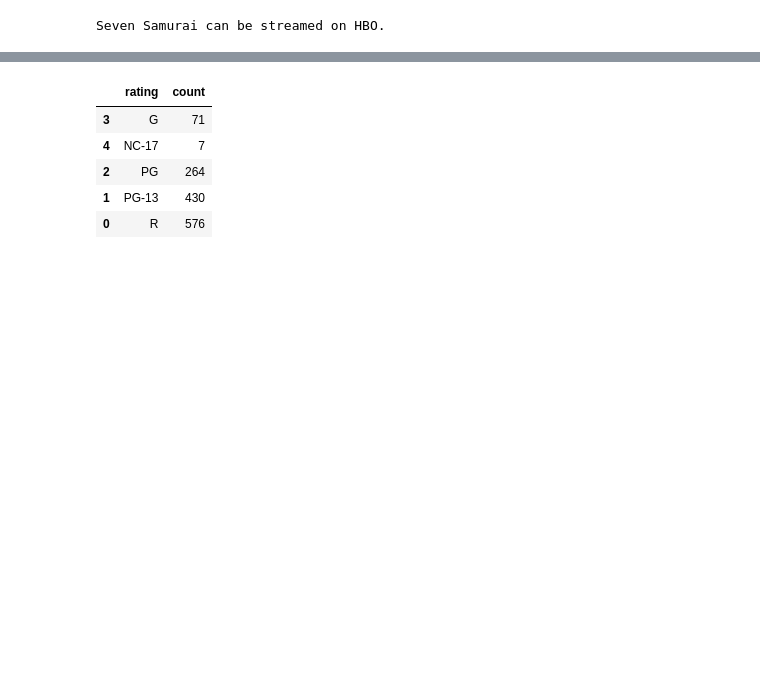
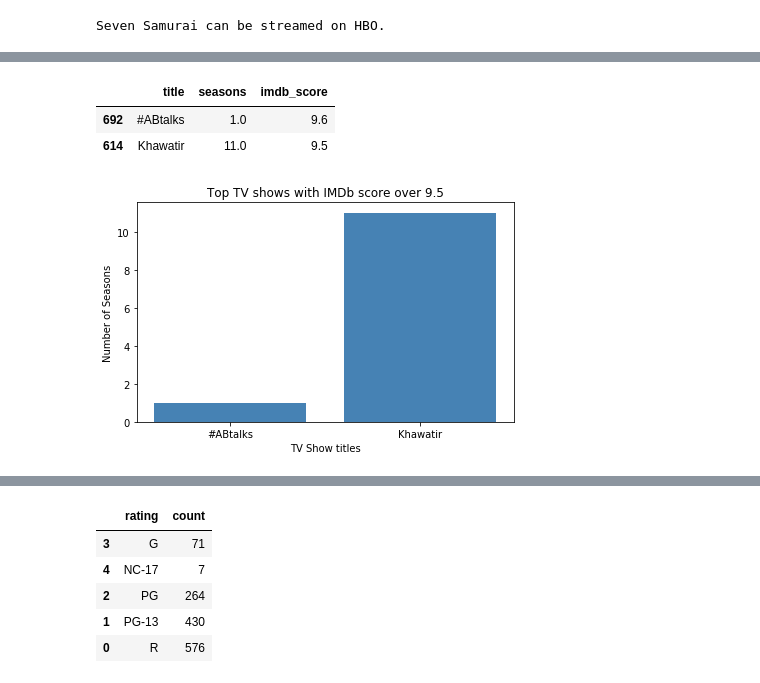
Before and after one commit to thn22/Eclipse__Rodeo2.0, a Jupyter notebook: Visualizations.ipynb, the cells around one changed output, grey strips where cells are left out. Drawn from its saved outputs; the diff is of its cells as text; code cells hidden in the pictures; blank space fills up the shorter version.

```diff
--- a/Visualizations.ipynb
+++ b/Visualizations.ipynb
@@ -252,0 +141,22 @@ Seven Samurai can be streamed on HBO.
+# %%
+#filter the dataframe for highest rated TV shows over and under 10 seasons
+final_tv = cleaned_tv[["title", "seasons", "imdb_score"]]
+final_tv.reset_index()
+final_tv = final_tv.sort_values("imdb_score", ascending=False)
+final_tv = final_tv.head(2)
+final_tv
+# %% [output]
+|  | title | seasons | imdb_score |
+| 692 | #ABtalks | 1.0 | 9.6 |
+| 614 | Khawatir | 11.0 | 9.5 |
+# %%
+#Create bar graph to show the highest rated TV shows over and under 10 seasons
+plt.bar(final_tv["title"],final_tv["seasons"], color="steelblue")
+plt.title("Top TV shows with IMDb score over 9.5")
+plt.xlabel("TV Show titles")
+plt.ylabel("Number of Seasons")
+plt.tight_layout()
+plt.savefig("Output/tvshows.png")
+plt.show()
+# %% [output]
+[figure, added]
```
Also changed, not shown: parts of 47 cells of this notebook, 6 other files.
